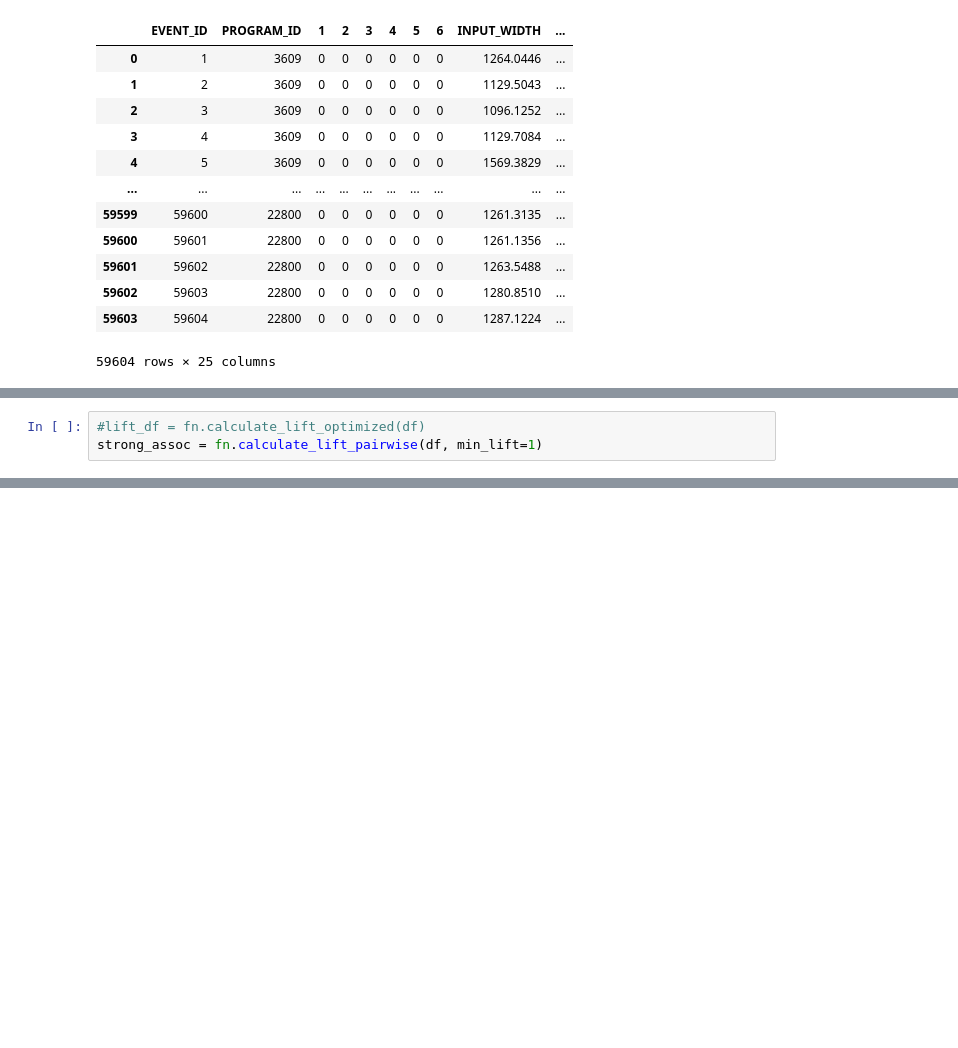
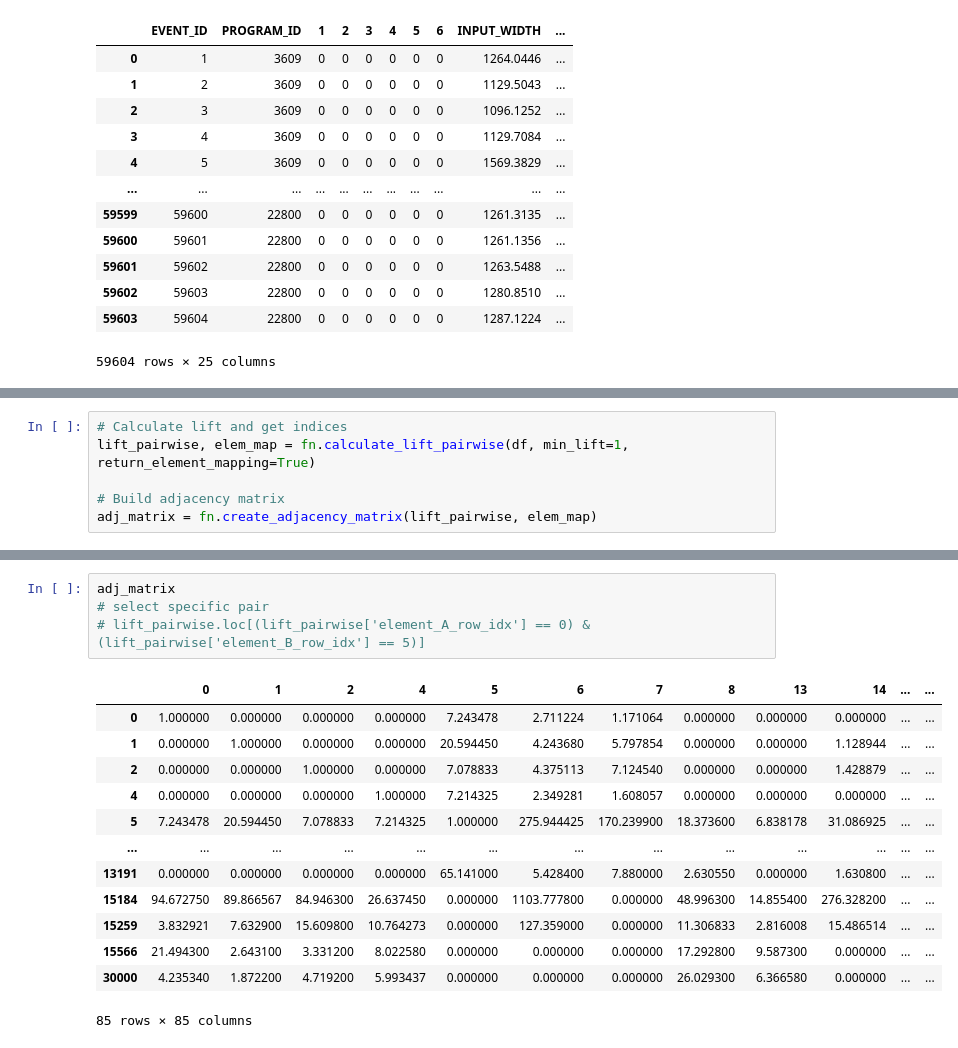
Before and after one commit to serkosi/discrimination-of-the-two-types-of-constraints-in-statistical-properties-of-the-production-data, a Jupyter notebook: 21_methods_real-events.ipynb, the cells around one changed output, grey strips where cells are left out. Drawn from its saved outputs; the diff is of its cells as text; blank space fills up the shorter version.

Commit message:
lift calculation restructure with adjacency matrix formation

```diff
--- a/21_methods_real-events.ipynb
+++ b/21_methods_real-events.ipynb
@@ -48,5 +49,8 @@ df
 | 59603 | 22800 | 1287.1224 | (1280, 1291) | (1286, 1288) |
 59604 rows × 4 columns
 # %%
-#lift_df = fn.calculate_lift_optimized(df)
-strong_assoc = fn.calculate_lift_pairwise(df, min_lift=1)
+# Calculate lift and get indices
+lift_pairwise, elem_map = fn.calculate_lift_pairwise(df, min_lift=1, return_element_mapping=True)
+
+# Build adjacency matrix
+adj_matrix = fn.create_adjacency_matrix(lift_pairwise, elem_map)
@@ -74,0 +80,18 @@ ax = strong_assoc['lift_value'].apply(lambda x: x if 25 < x < 5000 else None).pl
+# %%
+adj_matrix
+# select specific pair
+# lift_pairwise.loc[(lift_pairwise['element_A_row_idx'] == 0) & (lift_pairwise['element_B_row_idx'] == 5)]
+# %% [output]
+|  | 0 | 1 | 2 | 4 | 5 | 6 | 7 | 8 | 13 | 14 | ... | ... |
+| 0 | 1.000000 | 0.000000 | 0.000000 | 0.000000 | 7.243478 | 2.711224 | 1.171064 | 0.000000 | 0.000000 | 0.000000 | ... | ... |
+| 1 | 0.000000 | 1.000000 | 0.000000 | 0.000000 | 20.594450 | 4.243680 | 5.797854 | 0.000000 | 0.000000 | 1.128944 | ... | ... |
+| 2 | 0.000000 | 0.000000 | 1.000000 | 0.000000 | 7.078833 | 4.375113 | 7.124540 | 0.000000 | 0.000000 | 1.428879 | ... | ... |
+| 4 | 0.000000 | 0.000000 | 0.000000 | 1.000000 | 7.214325 | 2.349281 | 1.608057 | 0.000000 | 0.000000 | 0.000000 | ... | ... |
+| 5 | 7.243478 | 20.594450 | 7.078833 | 7.214325 | 1.000000 | 275.944425 | 170.239900 | 18.373600 | 6.838178 | 31.086925 | ... | ... |
+| ... | ... | ... | ... | ... | ... | ... | ... | ... | ... | ... | ... | ... |
+| 13191 | 0.000000 | 0.000000 | 0.000000 | 0.000000 | 65.141000 | 5.428400 | 7.880000 | 2.630550 | 0.000000 | 1.630800 | ... | ... |
+| 15184 | 94.672750 | 89.866567 | 84.946300 | 26.637450 | 0.000000 | 1103.777800 | 0.000000 | 48.996300 | 14.855400 | 276.328200 | ... | ... |
+| 15259 | 3.832921 | 7.632900 | 15.609800 | 10.764273 | 0.000000 | 127.359000 | 0.000000 | 11.306833 | 2.816008 | 15.486514 | ... | ... |
+| 15566 | 21.494300 | 2.643100 | 3.331200 | 8.022580 | 0.000000 | 0.000000 | 0.000000 | 17.292800 | 9.587300 | 0.000000 | ... | ... |
+| 30000 | 4.235340 | 1.872200 | 4.719200 | 5.993437 | 0.000000 | 0.000000 | 0.000000 | 26.029300 | 6.366580 | 0.000000 | ... | ... |
+85 rows × 85 columns
```
Also changed, not shown: parts of 5 cells of this notebook.
